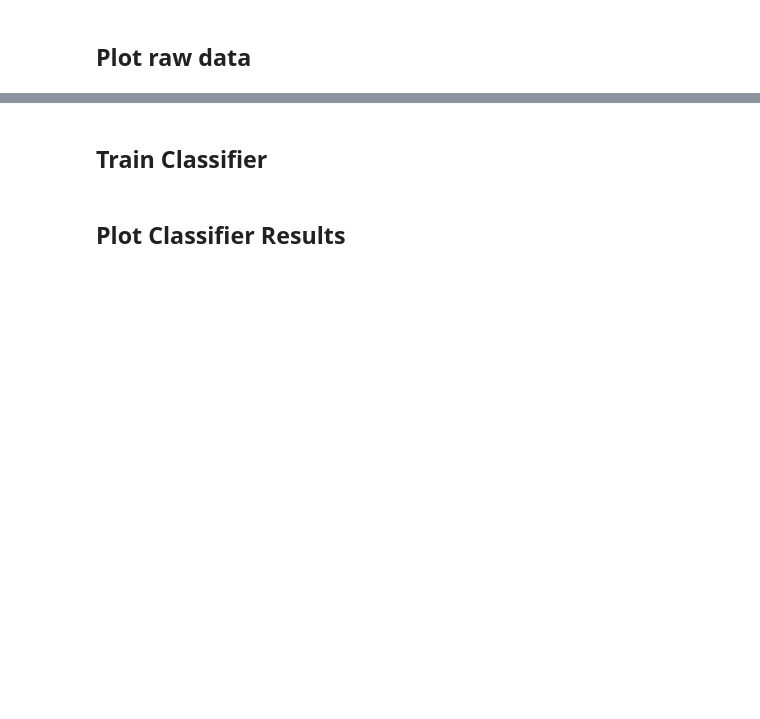
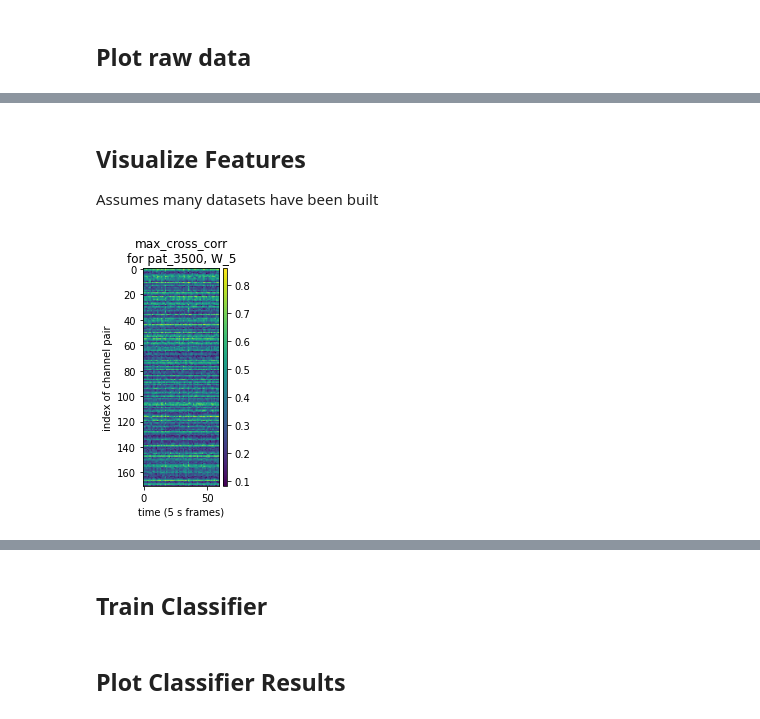
Before and after one commit to noamsgl/msc, a Jupyter notebook: scripts/psp/training/PSPReport.ipynb, the cells around one changed output, grey strips where cells are left out. Saved outputs shown, nothing was run; the diff lists cells and outputs as text; code cells hidden in the pictures; blank space fills up the shorter version.

```diff
--- a/scripts/psp/training/PSPReport.ipynb
+++ b/scripts/psp/training/PSPReport.ipynb
@@ -96,0 +108,9 @@ raw.plot();
+# %%
+available_features = ['max_cross_corr', 'phase_lock_val', 'nonlin_interdep', 'time_corr', 'spect_corr']
+selected_feature = available_features[0]
+package = 'surfCO'
+patient = 'pat_3500'
+
+raw_args = ['--dev', '-p', patient, '-f', selected_feature]
+
+build_dataset.main(raw_args)
@@ -96,0 +135,11 @@ raw.plot();
+# %% [markdown]
+## Visualize Features
+Assumes many datasets have been built
+# %%
+psp_dataset = PSPDataset(r"C:\Users\noam\Repositories\noamsgl\msc\results\epilepsiae\max_cross_corr\surfCO\pat_3500\20211213T182128")
+X, labels = psp_dataset.get_X(), psp_dataset.get_labels(format='desc')
+# %%
+window_id = 5
+plot_feature_window(X[window_id].reshape(171,-1), patient_name=patient, window_name=f'W_{window_id}',feature_name=selected_feature)
+# %% [output]
+[figure, added]
```
Also changed, not shown: parts of 10 cells of this notebook, 14 other files.
